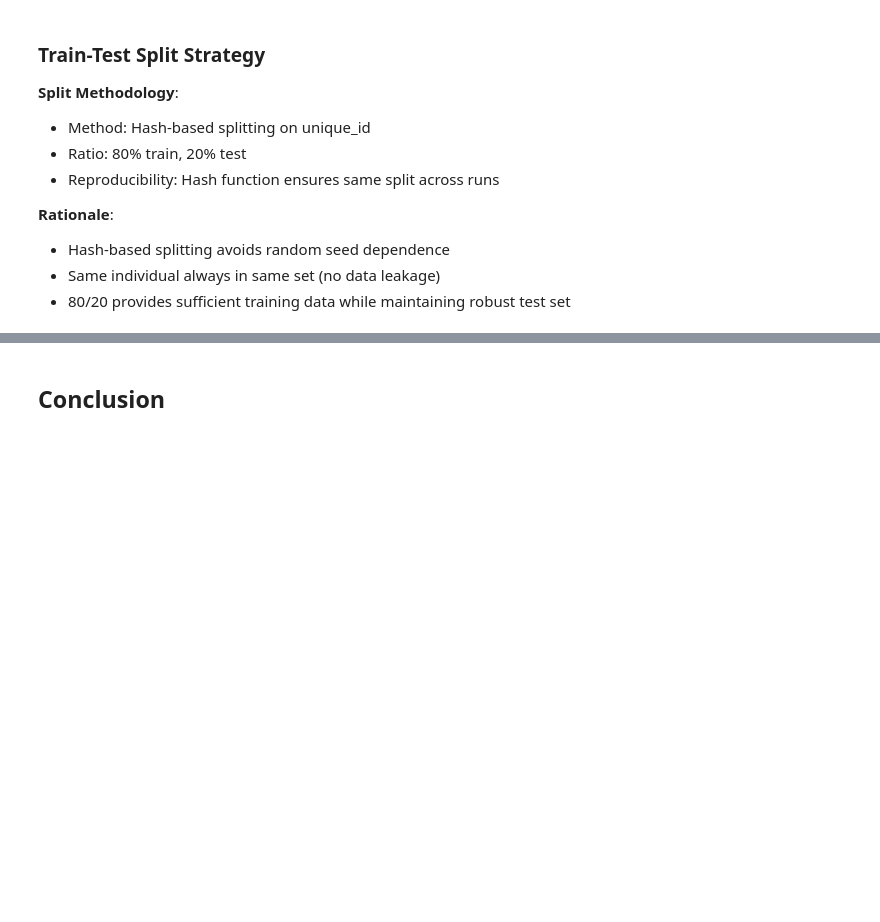
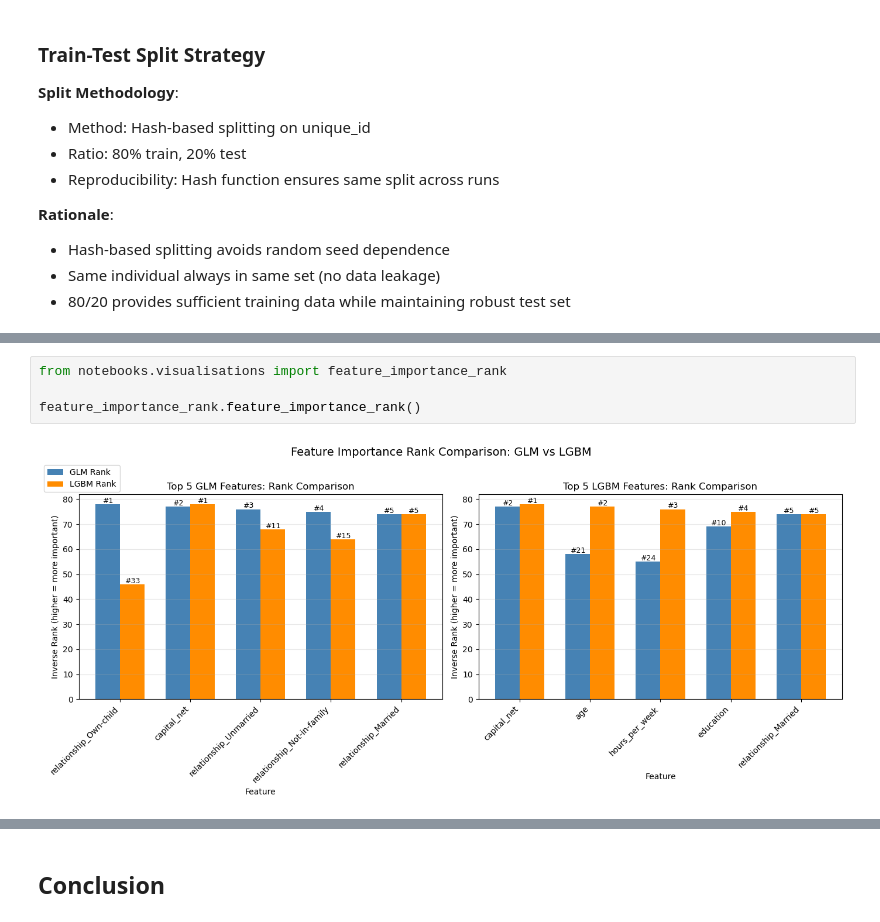
Before and after one commit to caitpj/d100_d400_income_predict, a Jupyter notebook: src/notebooks/final_report.ipynb, the cells around one changed output, grey strips where cells are left out. Cells and saved outputs as stored; diff of their text form; blank space fills up the shorter version.

```diff
--- a/src/notebooks/final_report.ipynb
+++ b/src/notebooks/final_report.ipynb
@@ -386,0 +419,6 @@ Metric Selection and Rationale:
+# %%
+from notebooks.visualisations import feature_importance_rank
+
+feature_importance_rank.feature_importance_rank()
+# %% [output]
+[figure, added]
```
Also changed, not shown: parts of 17 cells of this notebook, 7 other files.
